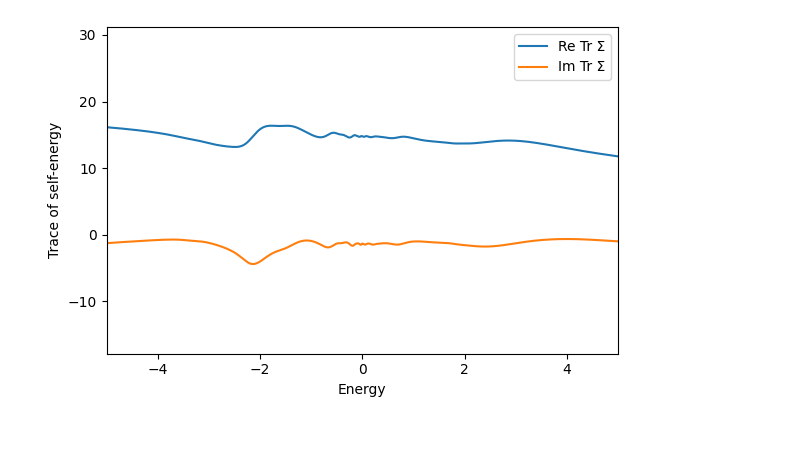
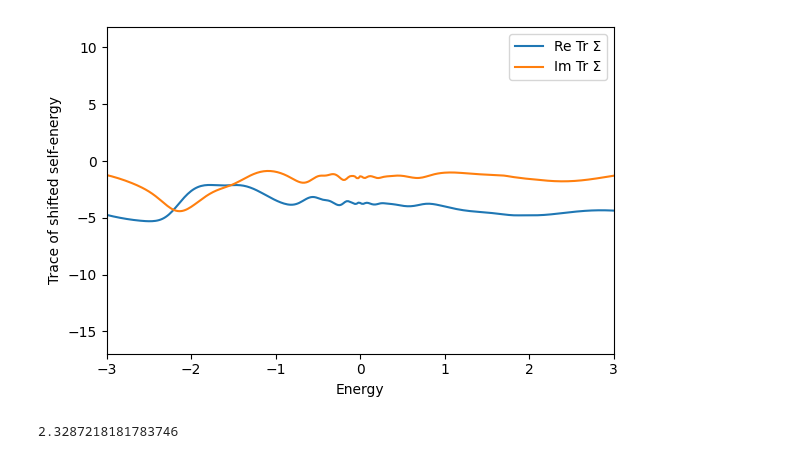
Before and after one commit to aj0337/qtpyt-tests, a Jupyter notebook: gw_edmft/AuBDA14/Francesco_data/process_data.ipynb, the cells around one changed output. Drawn from its saved outputs; the diff is of its cells as text; code cells hidden in the pictures.

Commit message:
Add shift to gw + edmft self-energy

```diff
--- a/gw_edmft/AuBDA14/Francesco_data/process_data.ipynb
+++ b/gw_edmft/AuBDA14/Francesco_data/process_data.ipynb
@@ -9,11 +9,9 @@ os.chdir("/capstor/scratch/cscs/ajayaraj/qtpyt-tests/gw_edmft/AuBDA14")
 # %%
-base_dir = "Francesco_data"
+base_dir = "./"
 
 # Find all site folders and sort them
 site_dirs = sorted(glob(os.path.join(base_dir, "MaxEnt_Gdig_*_s1")))
-
 n_sites = len(site_dirs)
-assert n_sites == 8, f"Expected 8 sites, found {n_sites}"
 
 # Read self-energy data
 energies = None
@@ -68,3 +66,26 @@ outputdir = "output/lowdin/gw_edmft"
 os.makedirs(outputdir, exist_ok=True)
 np.save(f"{outputdir}/self_energy_no_dcc.npy", sigma_rot)
 np.save(f"{outputdir}/energies.npy", energies)
+# %%
+sigma_trace = np.trace(sigma_rot, axis1=1, axis2=2)
+
+trace_real = sigma_trace.real
+trace_imag = sigma_trace.imag
+
+plt.figure(figsize=(6, 4))
+
+plt.plot(energies, trace_real, label="Re Tr Σ")
+plt.plot(energies, trace_imag, label="Im Tr Σ")
+
+plt.xlim(-3,3)
+plt.xlabel("Energy")
+plt.ylabel("Trace of self-energy")
+plt.legend()
+plt.tight_layout()
+plt.show()
+
+shift = (trace_real[0]+trace_real[-1])/(2*n_sites)
+
+sigma_rot.shape
+sigma_rot = sigma_rot - np.eye(n_sites) * shift
+np.save(f"{outputdir}/self_energy_shifted.npy", sigma_rot)
@@ -71,19 +94,20 @@ np.save(f"{outputdir}/energies.npy", energies)
 # %%
-sigma_trace = np.trace(sigma_rot, axis1=1, axis2=2)
-
-trace_real = sigma_trace.real
-trace_imag = sigma_trace.imag
+sigma_trace_shifted = np.trace(sigma_rot, axis1=1, axis2=2)
 
 plt.figure(figsize=(6, 4))
 
-plt.plot(energies, trace_real, label="Re Tr Σ")
-plt.plot(energies, trace_imag, label="Im Tr Σ")
+plt.plot(energies, sigma_trace_shifted.real, label="Re Tr Σ")
+plt.plot(energies, sigma_trace_shifted.imag, label="Im Tr Σ")
 
-plt.xlim(-5,5)
+plt.xlim(-3,3)
 plt.xlabel("Energy")
-plt.ylabel("Trace of self-energy")
+plt.ylabel("Trace of shifted self-energy")
 plt.legend()
 plt.tight_layout()
 plt.show()
 # %% [output]
-[figure, old version]
+[figure, new version]
+# %%
+sigma_trace_shifted.real[-1]
+# %% [output]
+2.3287218181783746
```
Also changed, not shown: parts of 2 cells of this notebook.
